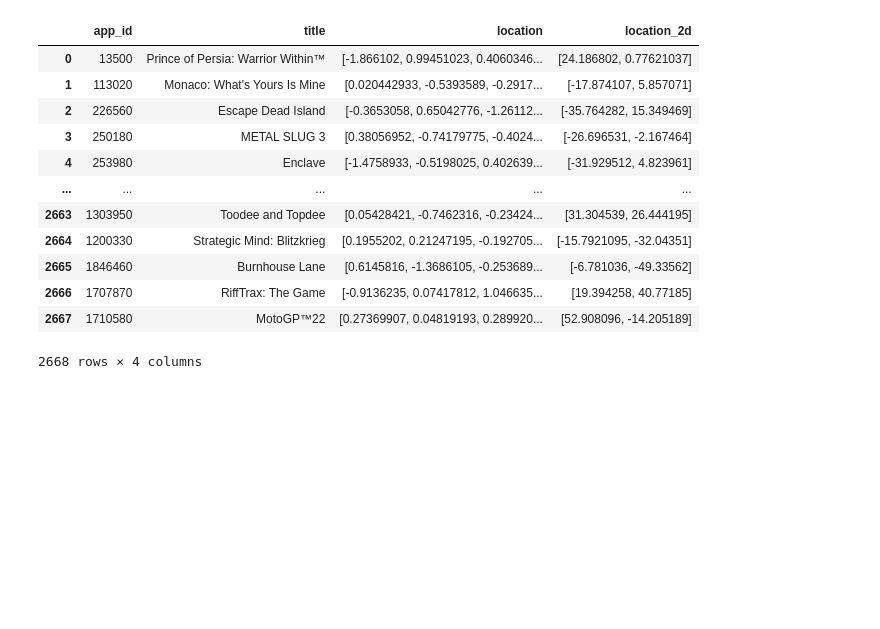
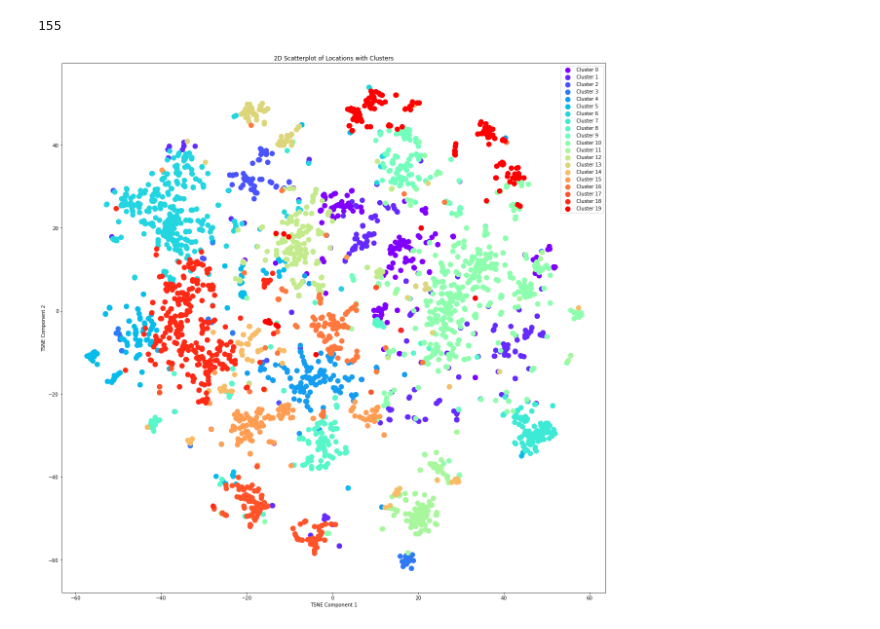
Before and after one commit to Lars-Janssen/Game-map, a Jupyter notebook: network.ipynb, the cells around one changed output. Saved outputs shown, nothing was run; the diff lists cells and outputs as text; code cells hidden in the pictures; blank space fills up the shorter version.

```diff
--- a/network.ipynb
+++ b/network.ipynb
@@ -336,18 +302,58 @@ plt.show()
 # %%
 games.to_csv("filtered_archive/games_locations.csv")
+# %%
+from sklearn.cluster import KMeans
+from sklearn.cluster import DBSCAN
+from sklearn.preprocessing import StandardScaler
+
+# Convert the column of lists into a 2D NumPy array
+location_data = np.vstack(games["location"])
+
+kmeans = KMeans(n_clusters=20)
+kmeans.fit(location_data)
+
+scaler = StandardScaler()
+scaler.fit(location_data)
+X_scaled = scaler.transform(location_data)
+
+dbscan = DBSCAN(eps=1, min_samples=2)
+clusters = dbscan.fit_predict(X_scaled)
+# %%
+games["cluster"] = kmeans.labels_
+games["cluster_2"] = clusters + 1
 # %%
-games
+games["cluster_2"].nunique()
 # %% [output]
-|  | app_id | title | location | location_2d |
-| 0 | 13500 | Prince of Persia: Warrior Within™ | [-1.866102, 0.99451023, 0.4060346... | [24.186802, 0.77621037] |
-| 1 | 113020 | Monaco: What's Yours Is Mine | [0.020442933, -0.5393589, -0.2917... | [-17.874107, 5.857071] |
-| 2 | 226560 | Escape Dead Island | [-0.3653058, 0.65042776, -1.26112... | [-35.764282, 15.349469] |
-| 3 | 250180 | METAL SLUG 3 | [0.38056952, -0.74179775, -0.4024... | [-26.696531, -2.167464] |
-| 4 | 253980 | Enclave | [-1.4758933, -0.5198025, 0.402639... | [-31.929512, 4.823961] |
-| ... | ... | ... | ... | ... |
-| 2663 | 1303950 | Toodee and Topdee | [0.05428421, -0.7462316, -0.23424... | [31.304539, 26.444195] |
-| 2664 | 1200330 | Strategic Mind: Blitzkrieg | [0.1955202, 0.21247195, -0.192705... | [-15.7921095, -32.04351] |
-| 2665 | 1846460 | Burnhouse Lane | [0.6145816, -1.3686105, -0.253689... | [-6.781036, -49.33562] |
-| 2666 | 1707870 | RiffTrax: The Game | [-0.9136235, 0.07417812, 1.046635... | [19.394258, 40.77185] |
-| 2667 | 1710580 | MotoGP™22 | [0.27369907, 0.04819193, 0.289920... | [52.908096, -14.205189] |
-2668 rows × 4 columns
+155
+# %%
+import matplotlib.pyplot as plt
+import numpy as np
+
+# Generate a colormap for clusters
+num_clusters = games["cluster"].nunique()
+cmap = plt.cm.get_cmap("rainbow", num_clusters)  # Or use "viridis", "rainbow", etc.
+colors = [cmap(i / num_clusters) for i in range(num_clusters)]
+
+
+plt.figure(figsize=(20, 20))  # Adjust figure size as needed
+
+# Scatter plot with unique colors per cluster
+for cluster in range(num_clusters):
+    cluster_data = games[games["cluster"] == cluster]
+    plt.scatter(
+        cluster_data["location_2d"].apply(lambda x: x[0]),
+        cluster_data["location_2d"].apply(lambda x: x[1]),
+        color=colors[cluster],
+        label=f"Cluster {cluster}",
+        s=100  # Adjust size as needed
+    )
+
+
+# Labels and title
+plt.xlabel("TSNE Component 1")
+plt.ylabel("TSNE Component 2")
+plt.title("2D Scatterplot of Locations with Clusters")
+plt.legend()
+plt.show()
+# %% [output]
+[figure, added]
```
Also changed, not shown: parts of 26 cells of this notebook, 7 other files.
